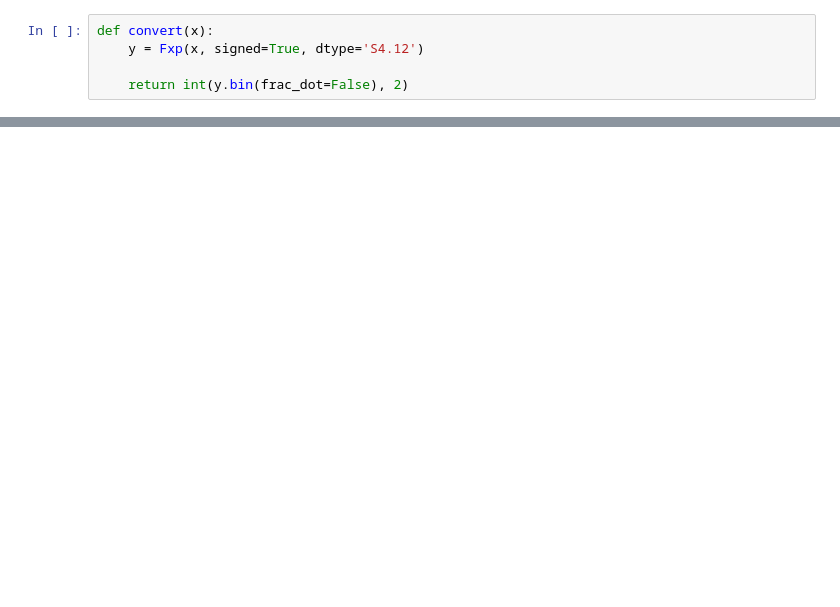
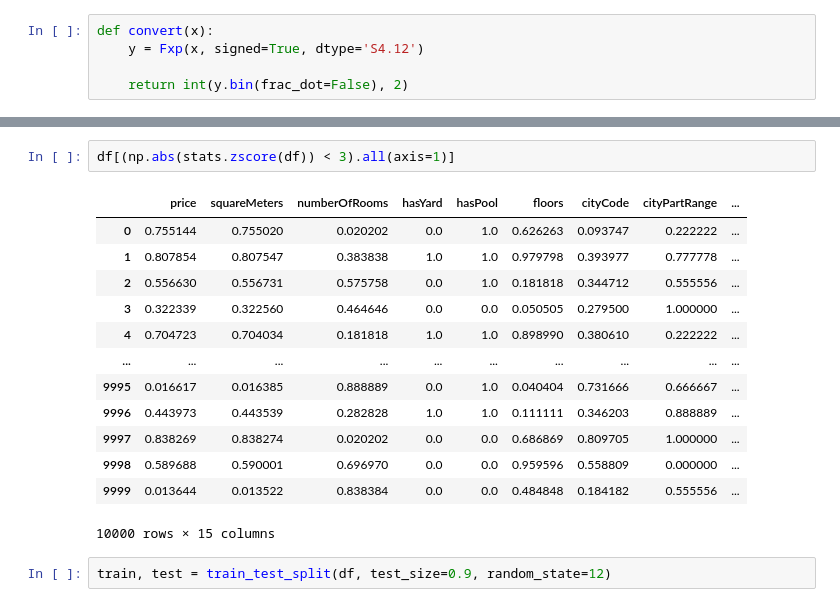
Before and after one commit to adityan18/Minor, a Jupyter notebook: DataSet/binary.ipynb, the cells around one changed output, grey strips where cells are left out. Saved outputs shown, nothing was run; the diff lists cells and outputs as text; blank space fills up the shorter version.

```diff
--- a/DataSet/binary.ipynb
+++ b/DataSet/binary.ipynb
@@ -75,0 +79,18 @@ df[:10]
+# %%
+df[(np.abs(stats.zscore(df)) < 3).all(axis=1)]
+# %% [output]
+|  | price | squareMeters | numberOfRooms | hasYard | hasPool | floors | cityCode | cityPartRange | ... |
+| 0 | 0.755144 | 0.755020 | 0.020202 | 0.0 | 1.0 | 0.626263 | 0.093747 | 0.222222 | ... |
+| 1 | 0.807854 | 0.807547 | 0.383838 | 1.0 | 1.0 | 0.979798 | 0.393977 | 0.777778 | ... |
+| 2 | 0.556630 | 0.556731 | 0.575758 | 0.0 | 1.0 | 0.181818 | 0.344712 | 0.555556 | ... |
+| 3 | 0.322339 | 0.322560 | 0.464646 | 0.0 | 0.0 | 0.050505 | 0.279500 | 1.000000 | ... |
+| 4 | 0.704723 | 0.704034 | 0.181818 | 1.0 | 1.0 | 0.898990 | 0.380610 | 0.222222 | ... |
+| ... | ... | ... | ... | ... | ... | ... | ... | ... | ... |
+| 9995 | 0.016617 | 0.016385 | 0.888889 | 0.0 | 1.0 | 0.040404 | 0.731666 | 0.666667 | ... |
+| 9996 | 0.443973 | 0.443539 | 0.282828 | 1.0 | 1.0 | 0.111111 | 0.346203 | 0.888889 | ... |
+| 9997 | 0.838269 | 0.838274 | 0.020202 | 0.0 | 0.0 | 0.686869 | 0.809705 | 1.000000 | ... |
+| 9998 | 0.589688 | 0.590001 | 0.696970 | 0.0 | 0.0 | 0.959596 | 0.558809 | 0.000000 | ... |
+| 9999 | 0.013644 | 0.013522 | 0.838384 | 0.0 | 0.0 | 0.484848 | 0.184182 | 0.555556 | ... |
+10000 rows × 15 columns
+# %%
+train, test = train_test_split(df, test_size=0.9, random_state=12)
```
Also changed, not shown: parts of 14 cells of this notebook, 3 other files.
